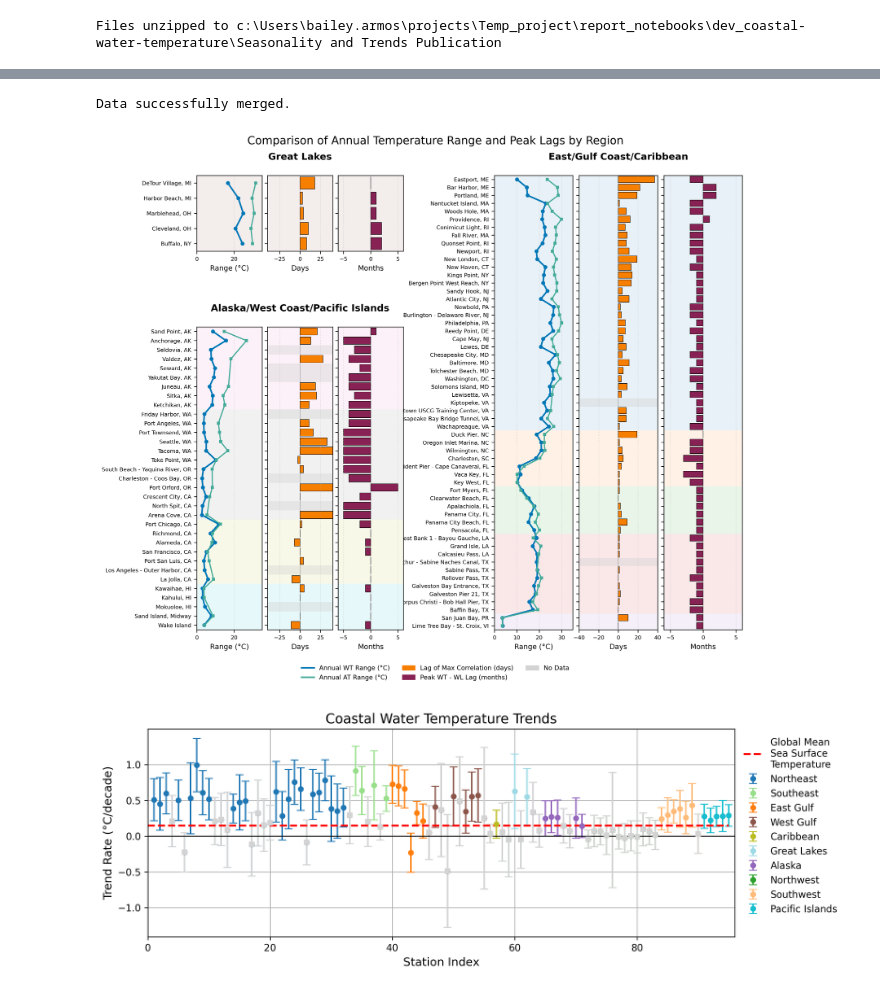
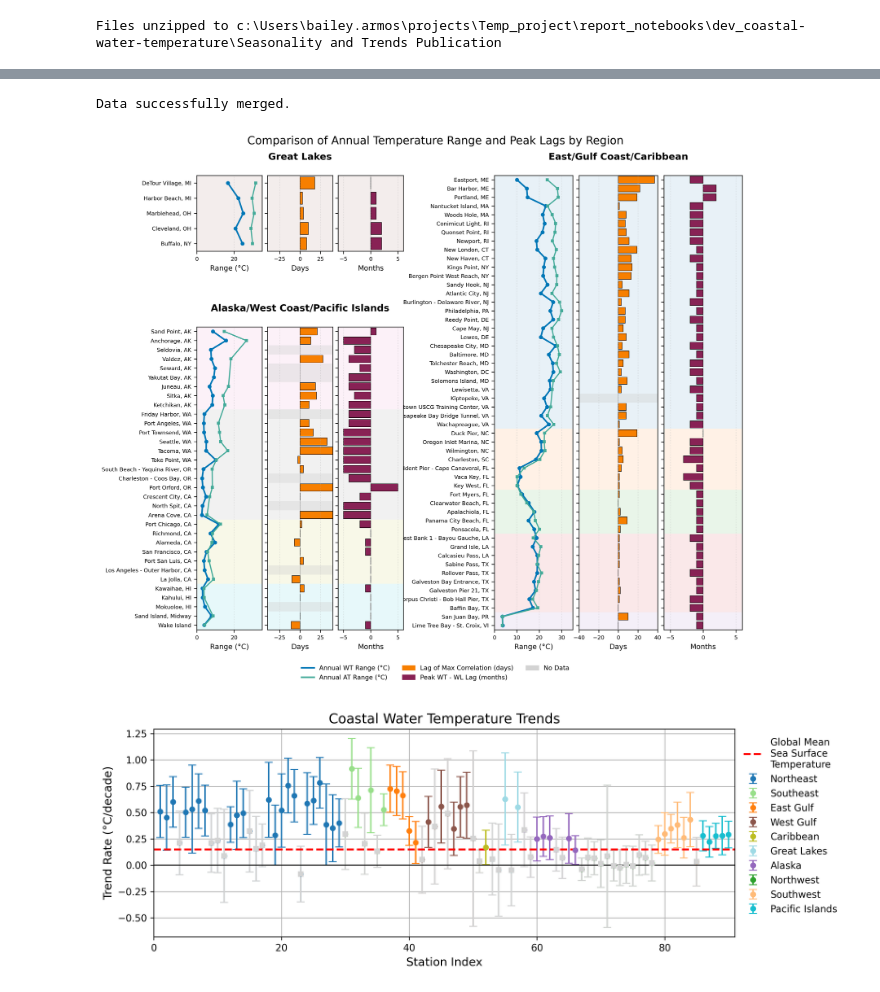
Before and after one commit to NOAA-CO-OPS/coastal-water-temperature, a Jupyter notebook: Seasonality and Trends Publication/Coastal_temp_seasonality_trend_regional_graphics.ipynb, the cells around one changed output, grey strips where cells are left out. Cells and saved outputs as stored; diff of their text form; code cells hidden in the pictures.

Commit message:
Added updated data for Seasonality and Trends Publication

```diff
--- a/Seasonality and Trends Publication/Coastal_temp_seasonality_trend_regional_graphics.ipynb
+++ b/Seasonality and Trends Publication/Coastal_temp_seasonality_trend_regional_graphics.ipynb
@@ -263,8 +263,8 @@ region_map = {
 
 # Load the datasets
 try:
-    results_df = pd.read_excel('Research output results.xlsx', sheet_name='Seasonality')
-    station_meta_df = pd.read_excel('Station list and inventory.xlsx', sheet_name='Data')
+    results_df = pd.read_excel('Metadata and Results/Research output results.xlsx', sheet_name='Seasonality')
+    station_meta_df = pd.read_excel('Metadata and Results/Station list and inventory.xlsx', sheet_name='Data')
 except FileNotFoundError as e:
     print(f"Error: Could not find a required data file. {e}")
     exit()
@@ -432,7 +432,7 @@ plt.savefig(OUTPUT_PLOT_PATH, bbox_inches='tight')
 plt.show()
 # %% [output]
 Data successfully merged.
-[figure, old version]
+[figure, new version]
 # %%
 # @title Summary graphic of coastal water temperature trends
 
@@ -440,14 +440,14 @@ OUTPUT_PLOT_PATH = 'summary_alltrends.png'
 
 # Load the datasets
 try:
-    trends_all = pd.read_excel('Research output results.xlsx', sheet_name='Trends')
-    station_meta_df = pd.read_excel('Station list and inventory.xlsx', sheet_name='Data')
+    trends_all = pd.read_excel('Metadata and Results/Research output results.xlsx', sheet_name='Trends')
+    station_meta_df = pd.read_excel('Metadata and Results/Station list and inventory.xlsx', sheet_name='Data')
 except FileNotFoundError as e:
     print(f"Error: Could not find a required data file. {e}")
     exit()
 
 trends_all['trend'] = trends_all['wt_trend'] * 10  #convert to degC/decade
-trends_all['wt_trend_ci'] = trends_all['wt_trend_ci'] * 10  #convert to degC/decade
+trends_all['wt_trend_ci'] = trends_all['wt_trend_ci90'] * 10  #convert to degC/decade
 
 # Generate plot with err bars (CI ranges), highlight stat sig trends
 
@@ -460,31 +460,31 @@ regColor_tab20 = { 'Northeast':0, 'Southeast':5, 'East Gulf':2, \
                'Northwest':4, 'Southwest':3, 'Pacific Islands':18}
 
 cmap = plt.colormaps.get_cmap('tab20')
 zeroLW = 1
 zeroColor = 'k'
 xmax = len(trends_all)+1
 xmin = 0
 
 
 plt.figure(figsize=(11, 4),dpi=300)
 plt.grid(True)
 ax = plt.gca()
 k = 0
 for group in trends_all['region'].unique():
     group_data = trends_all[trends_all['region'] == group]
     ax.errorbar(group_data.index+1, group_data['trend'],yerr=group_data['wt_trend_ci'],markersize=5,fmt='o',capsize=4,color=cmap(regColor_tab20[group]), label=group)
     k = k + 1
 ax.errorbar(trends_all_sig.index+1, trends_all_sig['trend'],yerr=trends_all_sig['wt_trend_ci'],markersize=5,fmt='s',capsize=4,color='lightgray')
 plt.axhline(y=0, color=zeroColor, linestyle='-', linewidth=zeroLW)
 plt.axvline(x=0, color=zeroColor, linestyle='-', linewidth=zeroLW)
 plt.hlines(y=0.15, xmin=0, xmax=95, color='r', linewidth=2, linestyle='--', label='Global Mean\nSea Surface\nTemperature')
 ax.set_xlim(0,len(trends_all)+1)
 ax.set_xlabel('Station Index',fontsize=12)
 ax.set_ylabel('Trend Rate (\N{DEGREE SIGN}C/decade)',fontsize=12)
 ax.set_title('Coastal Water Temperature Trends',fontsize=14)
 plt.legend(bbox_to_anchor=(1.0, 1.0), loc='upper left',facecolor='white',framealpha=0)
 plt.tight_layout()
 plt.savefig(OUTPUT_PLOT_PATH, bbox_inches='tight')
 plt.show()
 # %% [output]
-[figure, old version]
+[figure, new version]
```
Also changed, not shown: parts of 2 cells of this notebook, 3 other files.
